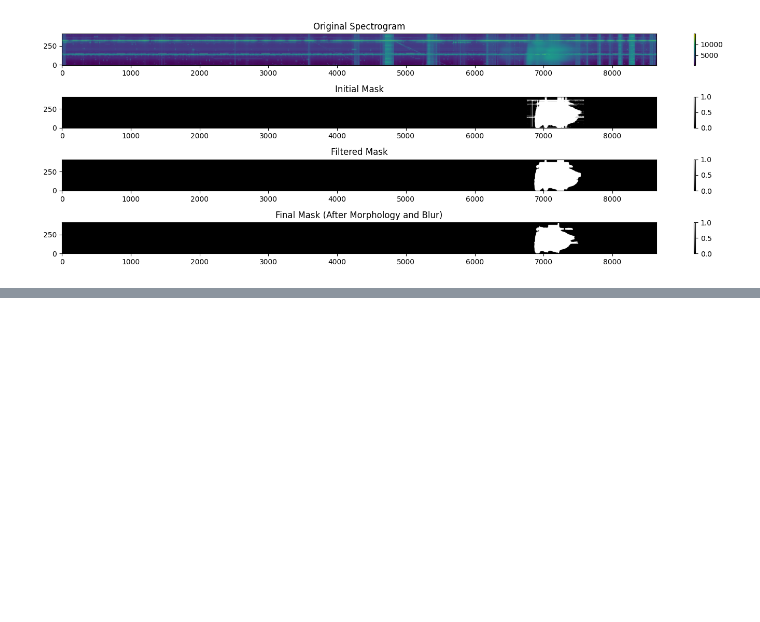
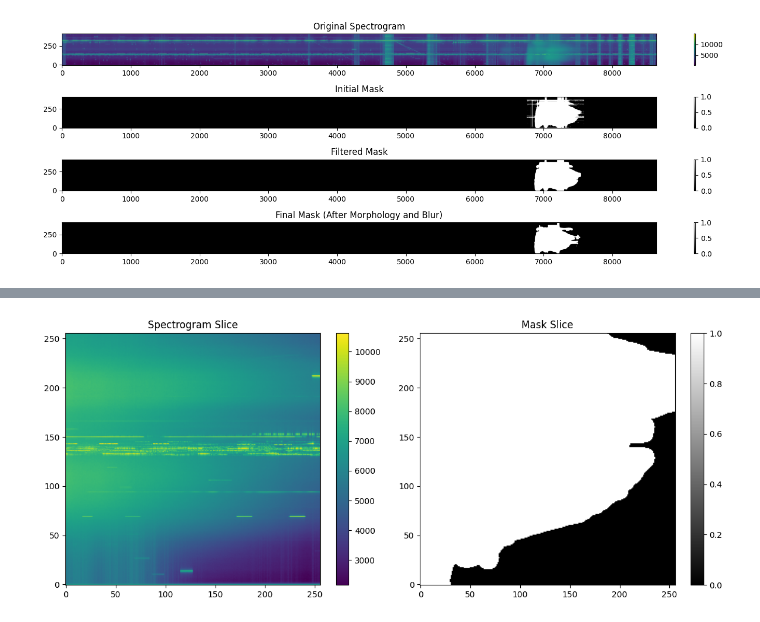
Before and after one commit to Kasper-Heliophysics-MDP/TransferLearning_CNN, a Jupyter notebook: radburst_tl/data_preprocessing/data_slicing.ipynb, the cells around one changed output, grey strips where cells are left out. Saved outputs shown, nothing was run; the diff lists cells and outputs as text; code cells hidden in the pictures; blank space fills up the shorter version.

Commit message:
slice function finished

```diff
--- a/radburst_tl/data_preprocessing/data_slicing.ipynb
+++ b/radburst_tl/data_preprocessing/data_slicing.ipynb
@@ -112,0 +111,90 @@ start_index: 6751 end_index: 7582
+# %%
+# Data Slicing
+
+from data_slicing import SpectrogramSlicer
+
+# Initialize the slicer
+slicer = SpectrogramSlicer(target_size=(256, 256), overlap_ratio=0.25, random_offset=False)
+
+# Slice the spectrogram and mask
+# Note: 'times' is the array of timestamps, 'using_data' is the spectrogram data, and 'using_mask' is the mask data
+slices, mask_slices, positions = slicer.slice_spectrogram_time_range(
+    spectrogram=using_data.T,
+    time_array=times,
+    start_time_str=start_time_str,
+    end_time_str=end_time_str,
+    mask=using_mask.T,
+    time_padding=0.2,
+    is_training=False  # Set to False for deterministic slicing
+)
+
+# Output slice information
+print(f"Generated {len(slices)} spectrogram slices")
+print(f"Slice shape: {slices[0].shape}")
+print(f"Mask slice shape: {mask_slices[0].shape}")
+print(f"Slice position: {positions}")
+
+# Optional: Visualize the first slice and its mask
+plt.figure(figsize=(12, 5))
+
+plt.subplot(1, 2, 1)
+plt.imshow(slices[8], aspect='auto', cmap='viridis', origin='lower')
+plt.title('Spectrogram Slice')
+plt.colorbar()
+
+plt.subplot(1, 2, 2)
+plt.imshow(mask_slices[8], aspect='auto', cmap='gray', origin='lower')
+plt.title('Mask Slice')
+plt.colorbar()
+
+plt.tight_layout()
+plt.show()
+
+plt.figure(figsize=(15, 10))
+
+# 使用转换后的时间作为 x 轴范围
+plt.imshow(data.T, aspect='auto', cmap='viridis', origin='lower')
+plt.title('original spectrogram')
+plt.xlabel('time (seconds)')
+plt.ylabel('frequency')
+
+# 仅框出 positions 中第一个切片
+if len(positions) > 0:
+    y, x = positions[8]  # positions 返回 (y, x)
+    # 根据 x（时间轴索引）从 times 数组中获取起始时间
+
+    x_start = times[x]
+    if x + slicer.target_width < len(times):
+        x_end = times[x + slicer.target_width]
+    else:
+        x_end = times[-1]
+
+    # y 方向直接使用像素值
+    y_start = y
+    y_end = y + slicer.target_height
+
+    # 绘制红色矩形框（使用秒数作为 x 坐标）
+    rect = plt.Rectangle((x, y_start), 256, 256,
+                         linewidth=2, edgecolor='r', facecolor='none')
+    plt.gca().add_patch(rect)
+
+plt.tight_layout()
+plt.show()
+
+
+
+# Optional: Save slices to CSV files
+metadata = {
+    'date': '20240330', # change to the actual date!!!
+    'start_time': start_time_str.replace(':', '')
+}
+save_dir = '/Users/remiliascarlet/Desktop/MDP/transfer_learning/burst_data/csv/saved_slices'
+saved_files = slicer.save_slices_to_csv(
+    slices=slices,
+    mask_slices=mask_slices,
+    save_dir=save_dir,
+    naming_format='slice_{meta_date}_y{y}_x{x}',  # 新的命名格式
+    positions=positions,
+    metadata=metadata
+)
+# %% [output]
@@ -112,0 +205 @@ start_index: 6751 end_index: 7582
+[figure, added]
```
Also changed, not shown: parts of 3 cells of this notebook, 1 other file.
